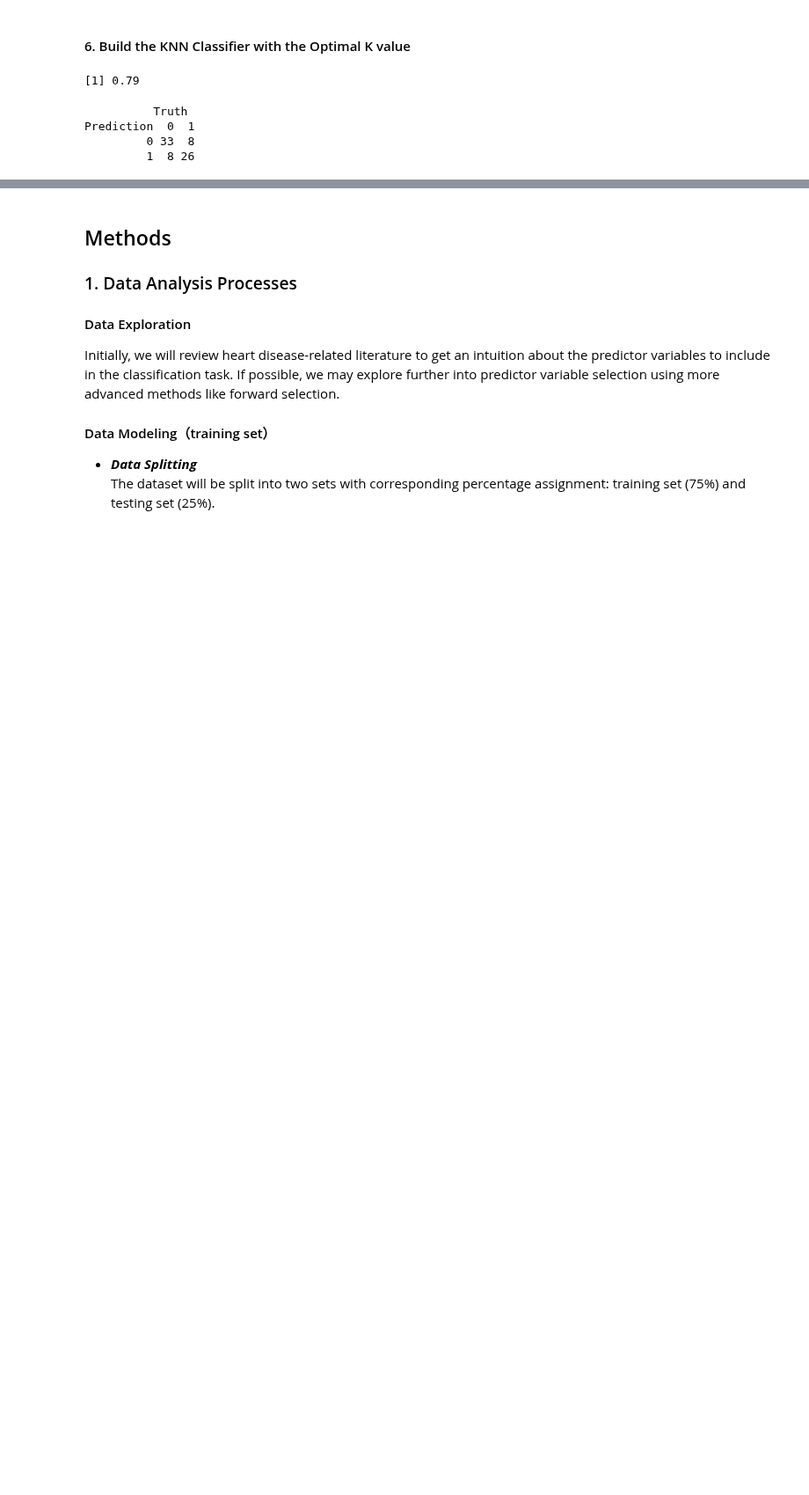
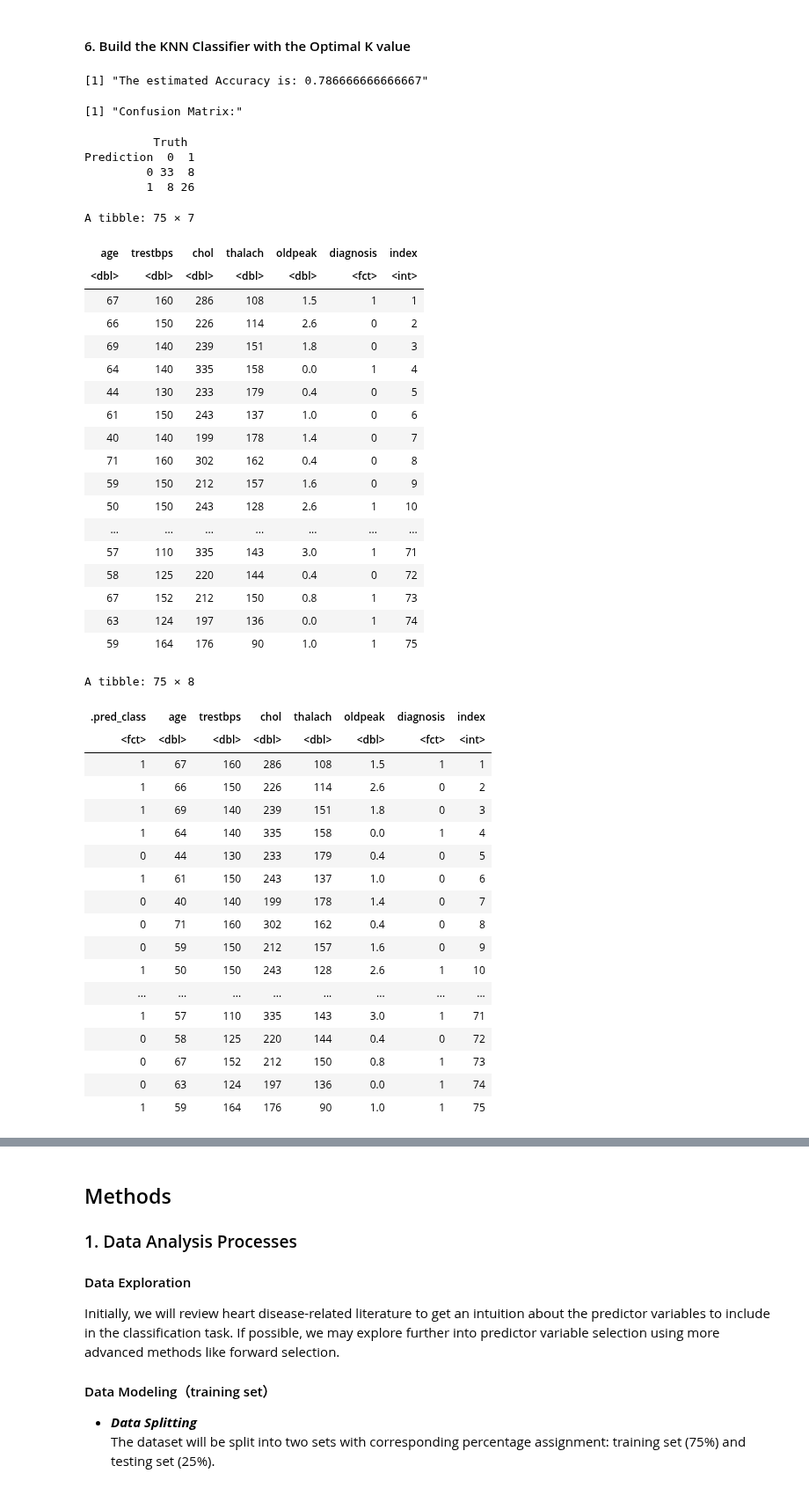
Before and after one commit to acholj/Updated-DSCI-Group-Project, a Jupyter notebook: Heart_Disease_Report.ipynb, the cells around one changed output, grey strips where cells are left out. Shown at 88% size. Cells and saved outputs as stored; diff of their text form; code cells hidden in the pictures; blank space fills up the shorter version.

```diff
--- a/Heart_Disease_Report.ipynb
+++ b/Heart_Disease_Report.ipynb
@@ -325,17 +323,62 @@ heart_accuracy <- heart_diagnosis_pred %>%
                         filter(.metric == 'accuracy') %>%
                         select(.estimate) %>%
                         pull()
-heart_accuracy
 
+paste("The estimated Accuracy is:", as.character(heart_accuracy))
 
 
 # Present the Confusion Matrix
 confusion <- heart_diagnosis_pred %>%
                 conf_mat(truth = diagnosis, estimate = .pred_class)
+paste("Confusion Matrix:")
 confusion
 # %% [output]
-[1] 0.79
+[1] "The estimated Accuracy is: 0.786666666666667"
-          Truth
-Prediction  0  1
-         0 33  8
-         1  8 26
+[1] "Confusion Matrix:"
+          Truth
+Prediction  0  1
+         0 33  8
+         1  8 26
+# %%
+heart_diagnosis_pred$index <- 1:nrow(heart_diagnosis_pred)
+heart_diagnosis_pred
+# Source: https://www.statology.org/add-index-column-to-data-frame-r/
+# %% [output]
+A tibble: 75 × 7
+| age | trestbps | chol | thalach | oldpeak | diagnosis | index |
+| <dbl> | <dbl> | <dbl> | <dbl> | <dbl> | <fct> | <int> |
+| 67 | 160 | 286 | 108 | 1.5 | 1 | 1 |
+| 66 | 150 | 226 | 114 | 2.6 | 0 | 2 |
+| 69 | 140 | 239 | 151 | 1.8 | 0 | 3 |
+| 64 | 140 | 335 | 158 | 0.0 | 1 | 4 |
+| 44 | 130 | 233 | 179 | 0.4 | 0 | 5 |
+| 61 | 150 | 243 | 137 | 1.0 | 0 | 6 |
+| 40 | 140 | 199 | 178 | 1.4 | 0 | 7 |
+| 71 | 160 | 302 | 162 | 0.4 | 0 | 8 |
+| 59 | 150 | 212 | 157 | 1.6 | 0 | 9 |
+| 50 | 150 | 243 | 128 | 2.6 | 1 | 10 |
+| ... | ... | ... | ... | ... | ... | ... |
+| 57 | 110 | 335 | 143 | 3.0 | 1 | 71 |
+| 58 | 125 | 220 | 144 | 0.4 | 0 | 72 |
+| 67 | 152 | 212 | 150 | 0.8 | 1 | 73 |
+| 63 | 124 | 197 | 136 | 0.0 | 1 | 74 |
+| 59 | 164 | 176 | 90 | 1.0 | 1 | 75 |
+A tibble: 75 × 8
+| .pred_class | age | trestbps | chol | thalach | oldpeak | diagnosis | index |
+| <fct> | <dbl> | <dbl> | <dbl> | <dbl> | <dbl> | <fct> | <int> |
+| 1 | 67 | 160 | 286 | 108 | 1.5 | 1 | 1 |
+| 1 | 66 | 150 | 226 | 114 | 2.6 | 0 | 2 |
+| 1 | 69 | 140 | 239 | 151 | 1.8 | 0 | 3 |
+| 1 | 64 | 140 | 335 | 158 | 0.0 | 1 | 4 |
+| 0 | 44 | 130 | 233 | 179 | 0.4 | 0 | 5 |
+| 1 | 61 | 150 | 243 | 137 | 1.0 | 0 | 6 |
+| 0 | 40 | 140 | 199 | 178 | 1.4 | 0 | 7 |
+| 0 | 71 | 160 | 302 | 162 | 0.4 | 0 | 8 |
+| 0 | 59 | 150 | 212 | 157 | 1.6 | 0 | 9 |
+| 1 | 50 | 150 | 243 | 128 | 2.6 | 1 | 10 |
+| ... | ... | ... | ... | ... | ... | ... | ... |
+| 1 | 57 | 110 | 335 | 143 | 3.0 | 1 | 71 |
+| 0 | 58 | 125 | 220 | 144 | 0.4 | 0 | 72 |
+| 0 | 67 | 152 | 212 | 150 | 0.8 | 1 | 73 |
+| 0 | 63 | 124 | 197 | 136 | 0.0 | 1 | 74 |
+| 1 | 59 | 164 | 176 | 90 | 1.0 | 1 | 75 |
```
Also changed, not shown: parts of 2 cells of this notebook.
